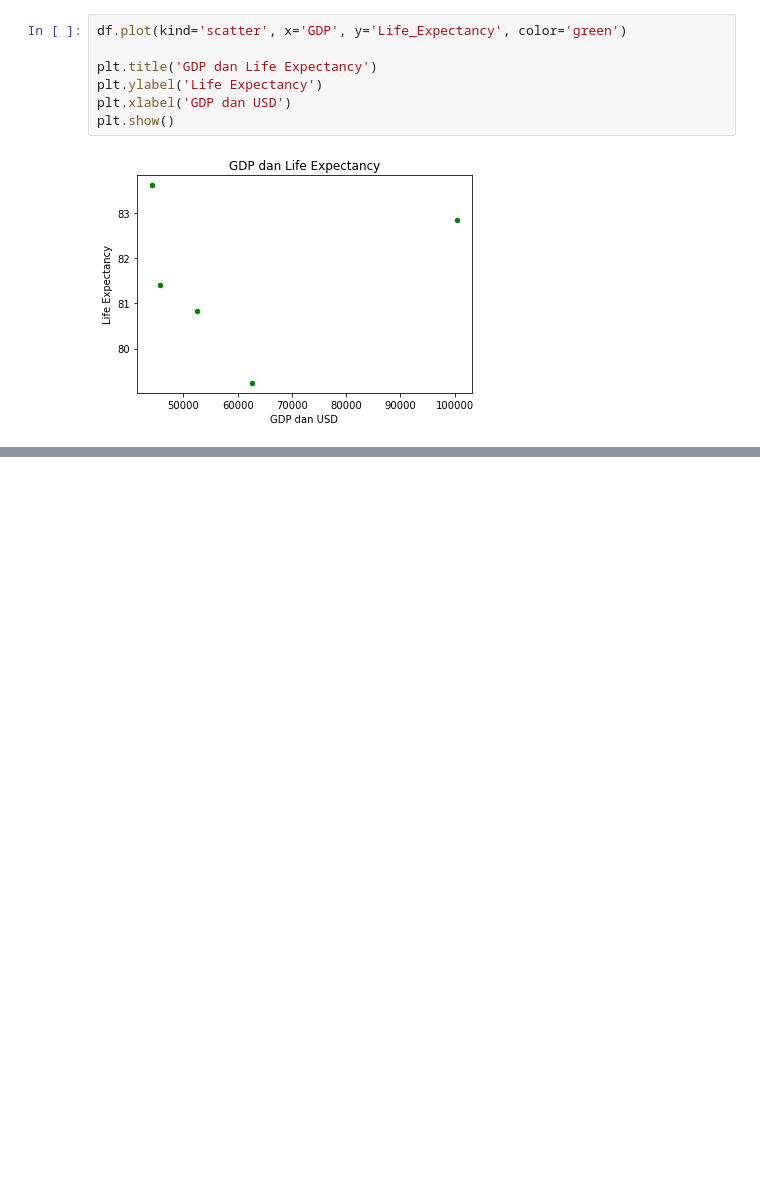
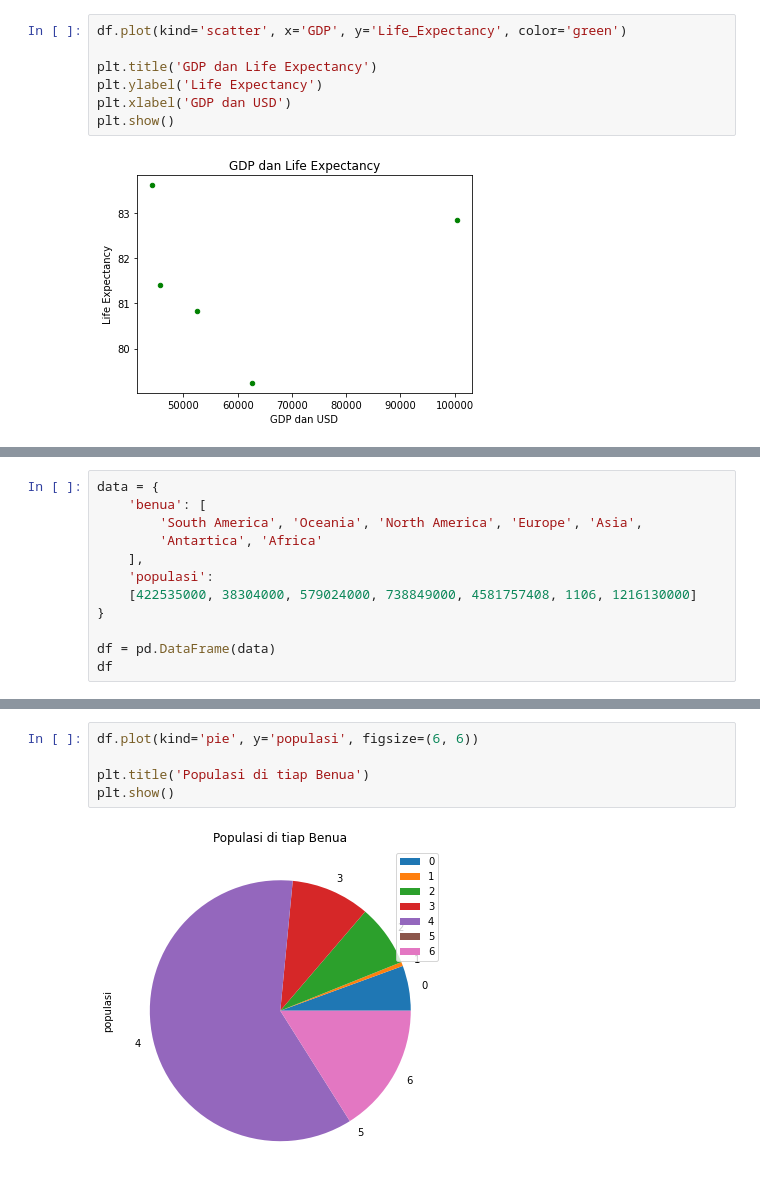
Before and after one commit to jstinlie/BelajarMatplotlib, a Jupyter notebook: matplotlib21.ipynb, the cells around one changed output, grey strips where cells are left out. Drawn from its saved outputs; the diff is of its cells as text; blank space fills up the shorter version.

Commit message:
Pie Plot

```diff
--- a/matplotlib21.ipynb
+++ b/matplotlib21.ipynb
@@ -133,0 +138,12 @@ plt.show()
+# %%
+data = {
+    'benua': [
+        'South America', 'Oceania', 'North America', 'Europe', 'Asia',
+        'Antartica', 'Africa'
+    ],
+    'populasi':
+    [422535000, 38304000, 579024000, 738849000, 4581757408, 1106, 1216130000]
+}
+
+df = pd.DataFrame(data)
+df
@@ -133,0 +159,7 @@ plt.show()
+# %%
+df.plot(kind='pie', y='populasi', figsize=(6, 6))
+
+plt.title('Populasi di tiap Benua')
+plt.show()
+# %% [output]
+[figure, added]
```
Also changed, not shown: parts of 5 cells of this notebook.
